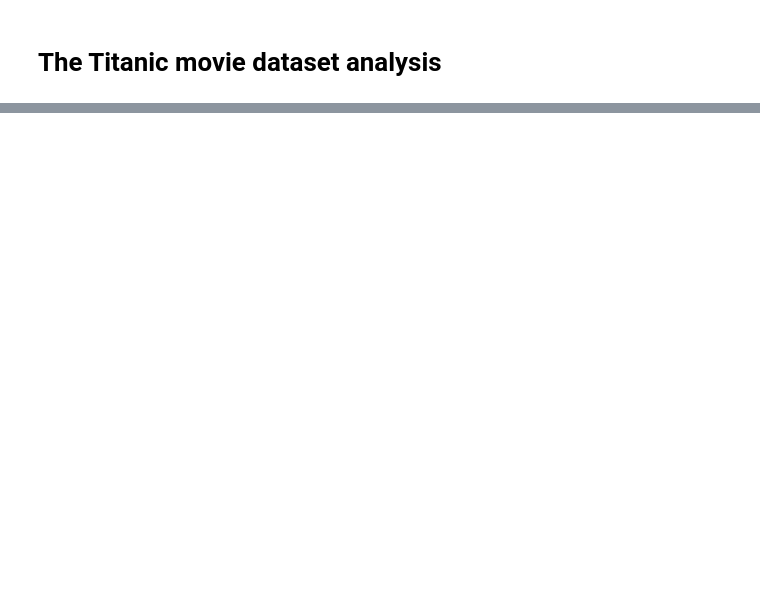
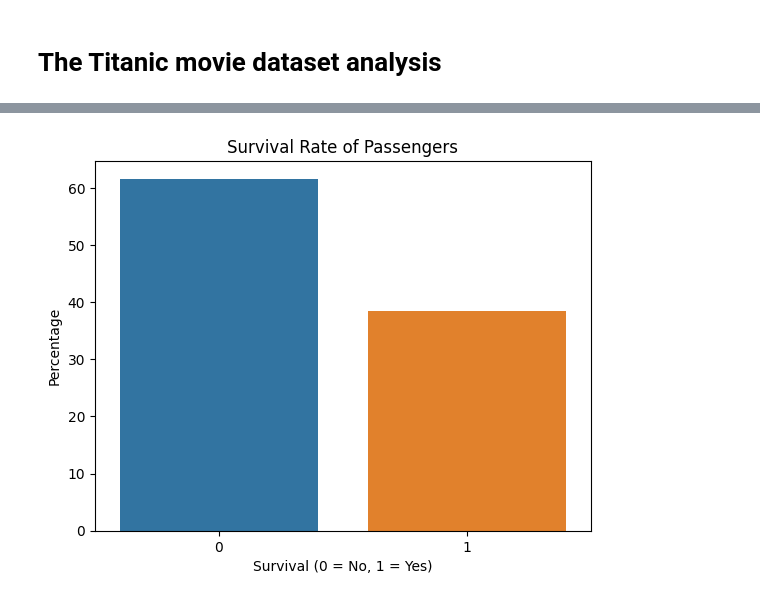
Before and after one commit to TakribKadir/Titanic-movie-project, a Jupyter notebook: titanic-movie-dataset.ipynb, the cells around one changed output, grey strips where cells are left out. Saved outputs shown, nothing was run; the diff lists cells and outputs as text; code cells hidden in the pictures; blank space fills up the shorter version.

Commit message:
Kaggle Notebook | Titanic movie dataset | Version 2

```diff
--- a/titanic-movie-dataset.ipynb
+++ b/titanic-movie-dataset.ipynb
@@ -2,0 +14,10 @@
+# %%
+# Loading Dataset
+import pandas as pd  # Library for handling data
+import numpy as np  # Library for numerical operations
+import matplotlib.pyplot as plt  # Library for visualization
+import seaborn as sns  # Advanced visualization library
+
+# Load dataset
+df = pd.read_csv('/kaggle/input/titanic-machine-learning-from-disaster/train.csv')  # Load dataset into a DataFrame
+df.head()  # Display first five rows
@@ -2,0 +69,10 @@
+# %%
+# survival rate analysis
+survival_rate = df['Survived'].value_counts(normalize=True) * 100  # Calculate survival percentage
+sns.barplot(x=survival_rate.index, y=survival_rate.values)
+plt.title("Survival Rate of Passengers")
+plt.xlabel("Survival (0 = No, 1 = Yes)")
+plt.ylabel("Percentage")
+plt.show()
+# %% [output]
+[figure, added]
```
Also changed, not shown: parts of 10 cells of this notebook.
